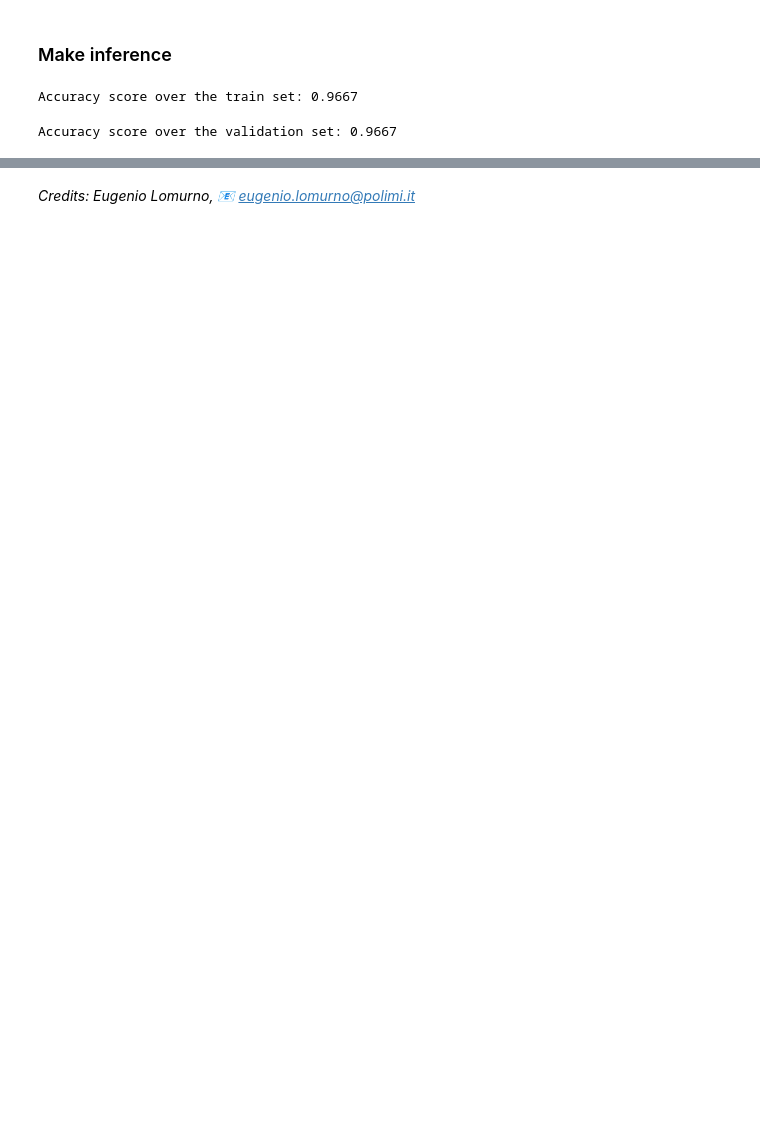
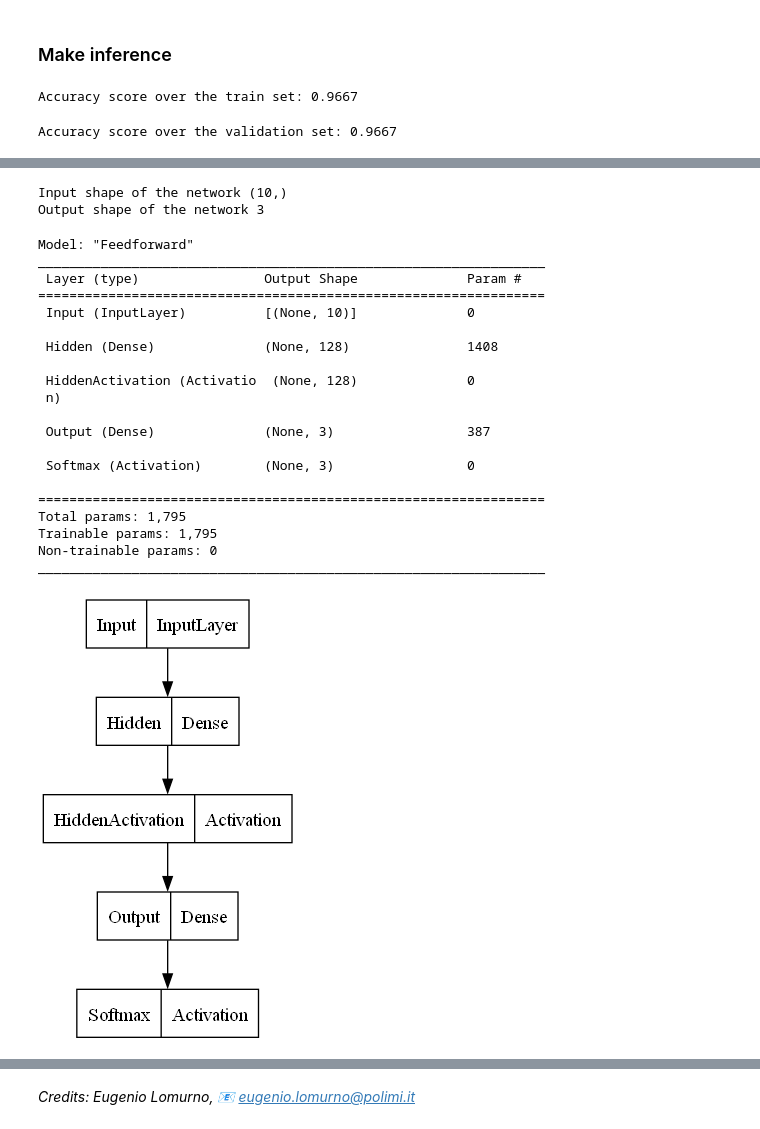
Before and after one commit to filipfabris/Deep-Learning, a Jupyter notebook: LAB01 - Perceptron and Multilayer Perceptron/Feedforward Neural Network.ipynb, the cells around one changed output, grey strips where cells are left out. Drawn from its saved outputs; the diff is of its cells as text; code cells hidden in the pictures; blank space fills up the shorter version.

```diff
--- a/LAB01 - Perceptron and Multilayer Perceptron/Feedforward Neural Network.ipynb
+++ b/LAB01 - Perceptron and Multilayer Perceptron/Feedforward Neural Network.ipynb
@@ -450,0 +534,18 @@ dataset = pd.read_csv('penguins.csv')
+# %%
+# Split the dataset into a combined training and validation set, and a separate test set
+X_train_val, X_test, y_train_val, y_test = train_test_split(
+    X_preprocessed,
+    Y_preprocessed,
+    test_size = 0.6,
+    random_state = seed,
+    # stratify = y
+)
+
+# Further split the combined training and validation set into a training set and a validation set
+X_train, X_val, y_train, y_val = train_test_split(
+    X_train_val,
+    y_train_val,
+    test_size = 0.2,
+    random_state = seed,
+    # stratify = y_train_val
+)
@@ -450,0 +561,13 @@ dataset = pd.read_csv('penguins.csv')
+# %%
+# Determine the input shape for the neural network,
+# which corresponds to the number of features in the input data
+input_shape = pd.DataFrame(X_train).shape[1:]
+print(f'Input shape of the network {input_shape}')
+
+# Determine the output shape for the neural network,
+# which corresponds to the number of classes in the classification task
+output_shape = pd.DataFrame(y_train).shape[1]
+print(f'Output shape of the network {output_shape}')
+# %% [output]
+Input shape of the network (10,)
+Output shape of the network 3
@@ -450,0 +582,26 @@ dataset = pd.read_csv('penguins.csv')
+# %%
+model = build_model(input_shape, output_shape)
+model.summary()
+tfk.utils.plot_model(model)
+# %% [output]
+Model: "Feedforward"
+_________________________________________________________________
+ Layer (type)                Output Shape              Param #
+=================================================================
+ Input (InputLayer)          [(None, 10)]              0
+
+ Hidden (Dense)              (None, 128)               1408
+
+ HiddenActivation (Activatio  (None, 128)              0
+ n)
+
+ Output (Dense)              (None, 3)                 387
+
+ Softmax (Activation)        (None, 3)                 0
+
+=================================================================
+Total params: 1,795
+Trainable params: 1,795
+Non-trainable params: 0
+_________________________________________________________________
+[figure, added]
```
Also changed, not shown: parts of 20 cells of this notebook, 20 other files.
